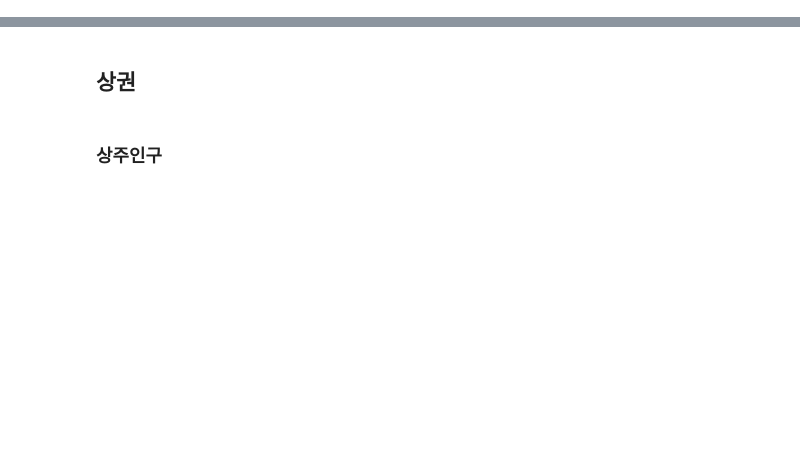
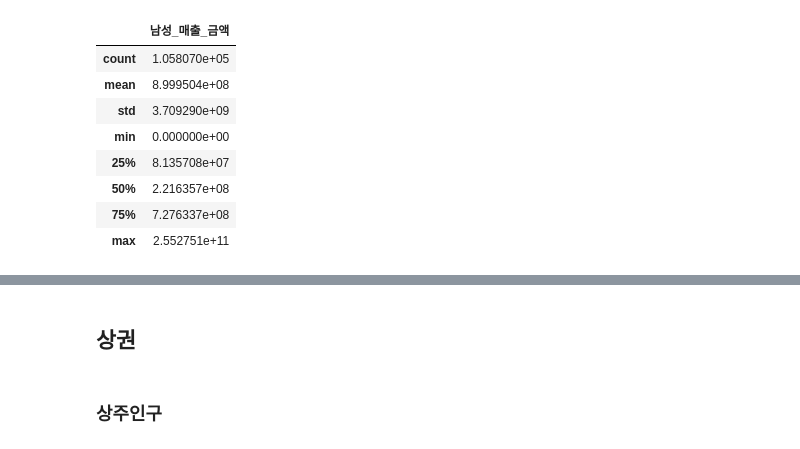
Before and after one commit to KT-AIvle-4th-Big-Project-Team2/SAI, a Jupyter notebook: Modeling/EDA.ipynb, the cells around one changed output, grey strips where cells are left out. Saved outputs shown, nothing was run; the diff lists cells and outputs as text; code cells hidden in the pictures; blank space fills up the shorter version.

```diff
--- a/Modeling/EDA.ipynb
+++ b/Modeling/EDA.ipynb
@@ -9,0 +55,12 @@ warnings.filterwarnings('ignore')
+# %%
+pd.DataFrame(dong_data["남성_매출_금액"].describe())
+# %% [output]
+|  | 남성_매출_금액 |
+| count | 1.058070e+05 |
+| mean | 8.999504e+08 |
+| std | 3.709290e+09 |
+| min | 0.000000e+00 |
+| 25% | 8.135708e+07 |
+| 50% | 2.216357e+08 |
+| 75% | 7.276337e+08 |
+| max | 2.552751e+11 |
```
Also changed, not shown: parts of 35 cells of this notebook.
